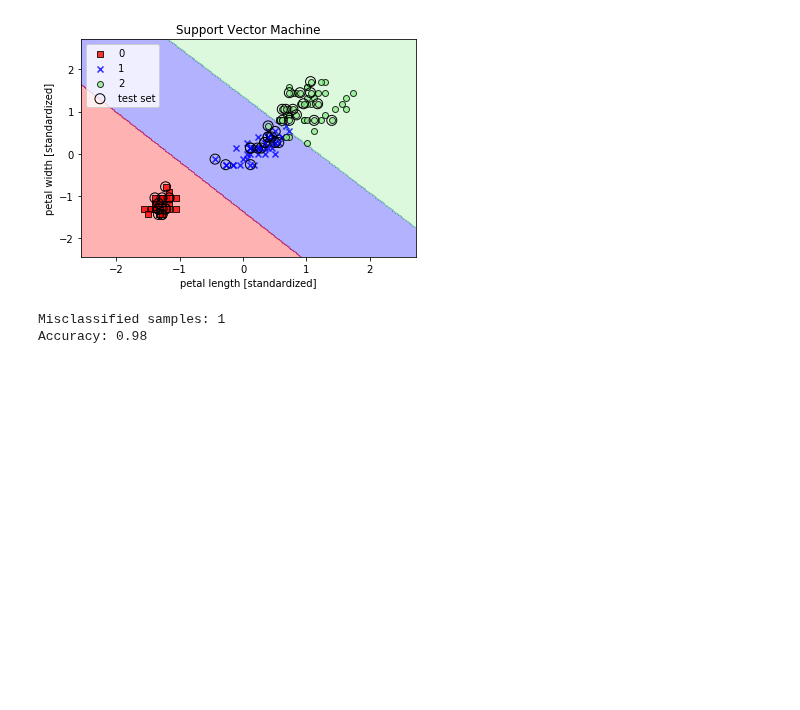
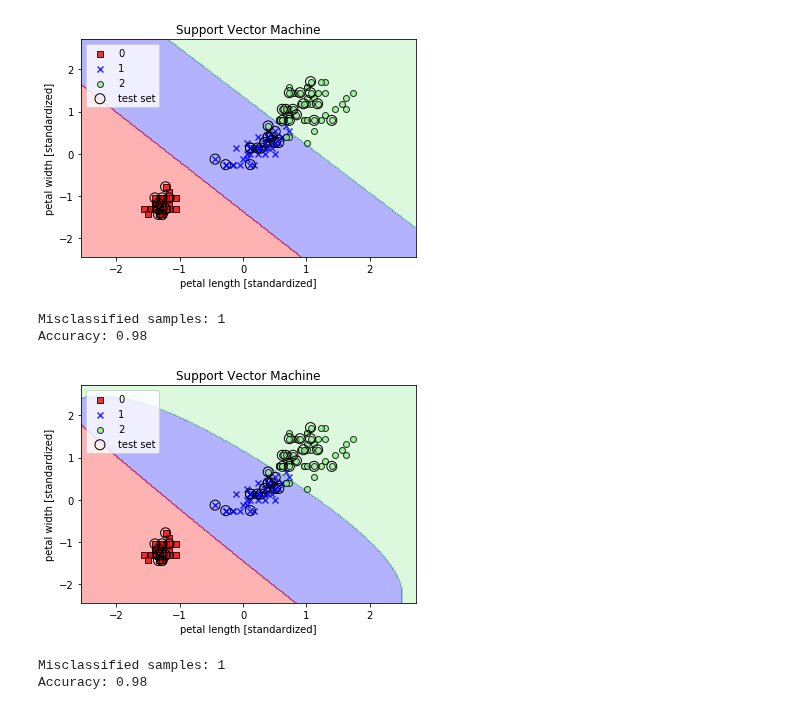
Before and after one commit to fedeonline/ml, a Jupyter notebook: scikit-learn/SupportVectorMachine.ipynb, the cells around one changed output. Drawn from its saved outputs; the diff is of its cells as text; code cells hidden in the pictures; blank space fills up the shorter version.

```diff
--- a/scikit-learn/SupportVectorMachine.ipynb
+++ b/scikit-learn/SupportVectorMachine.ipynb
@@ -93,3 +93,22 @@ print('Accuracy: %.2f' % accuracy_score(y_test, y_pred))
 # %% [output]
 Misclassified samples: 1
 Accuracy: 0.98
+# %%
+# testing RBF kernel SVM
+svm = SVC(kernel='rbf', gamma=0.2, C=1.0, random_state=1)
+svm.fit(X_train_std, y_train)
+plot_decision_regions(X=X_combined_std, y=y_combined, classifier=svm, test_idx=range(105, 150))
+plt.title('Support Vector Machine')
+plt.xlabel('petal length [standardized]')
+plt.ylabel('petal width [standardized]')
+plt.legend(loc='upper left')
+plt.show()
+# %% [output]
+[figure, added]
+# %%
+y_pred = svm.predict(X_test_std)
+print('Misclassified samples: %d' % (y_test != y_pred).sum())
+print('Accuracy: %.2f' % accuracy_score(y_test, y_pred))
+# %% [output]
+Misclassified samples: 1
+Accuracy: 0.98
```
Also changed, not shown: parts of 2 cells of this notebook, 7 other files.
